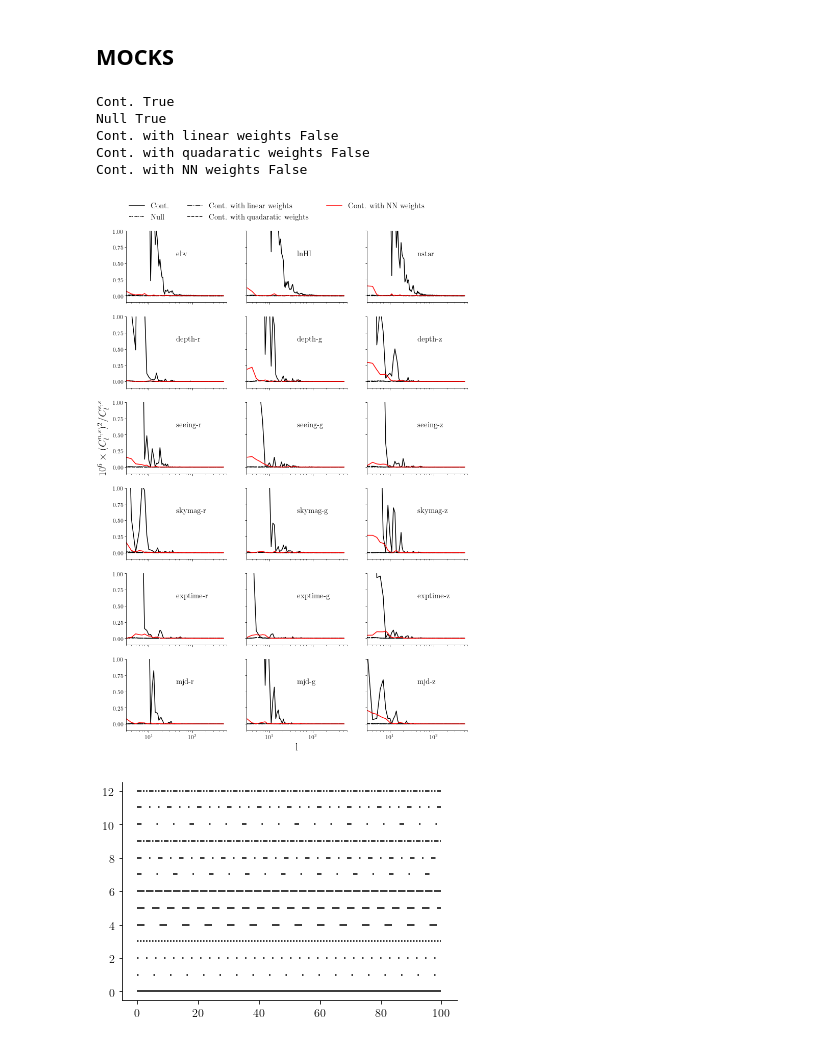
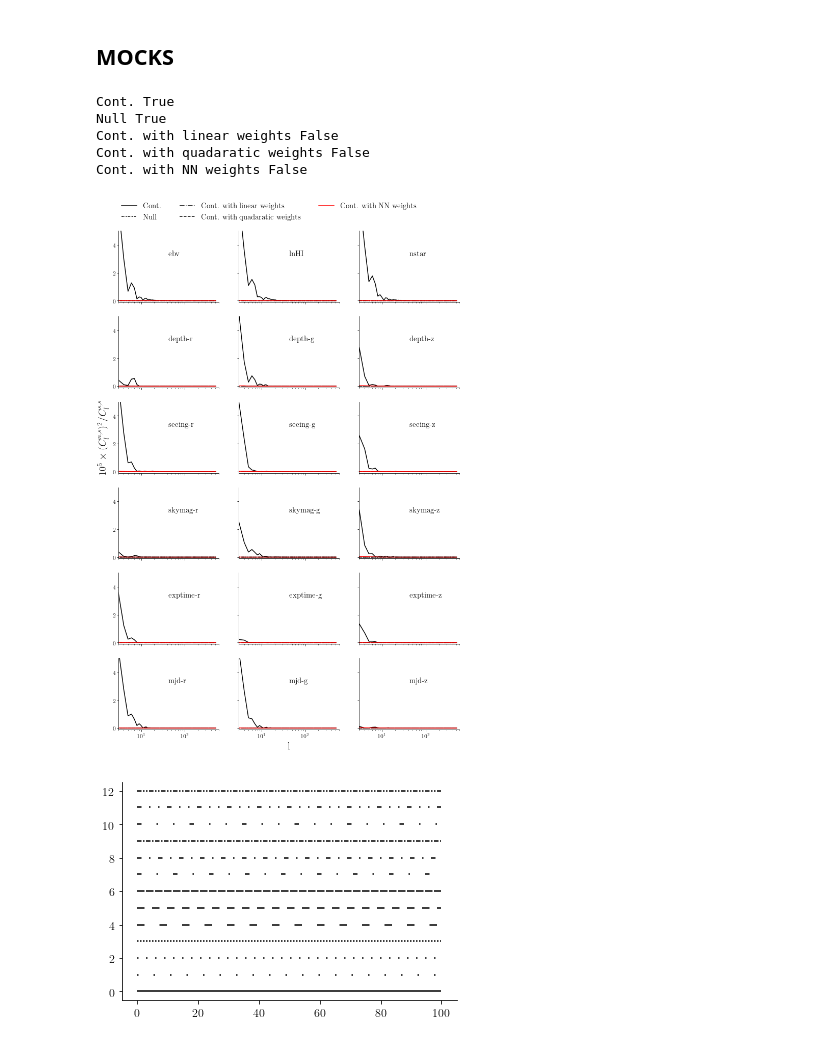
Before and after one commit to mehdirezaie/SYSNet, a Jupyter notebook: dataviz/DLpaper_plots.ipynb, the cells around one changed output. Cells and saved outputs as stored; diff of their text form; code cells hidden in the pictures.

```diff
--- a/dataviz/DLpaper_plots.ipynb
+++ b/dataviz/DLpaper_plots.ipynb
@@ -966,7 +967,7 @@ def plot_cl_cross_mocks():
                  bbox_to_anchor=(0, 1.1, 3, 0.4), loc="lower left",
                 mode="expand", borderaxespad=0)
     xlim   = (3, 600)
-    ylim   = (-0.1, 1.)
+    ylim   = (-0.1, 5.)
 
 
     #ylim   = (-1.2e-7, 1.2e-7)
@@ -988,7 +989,7 @@ def plot_cl_cross_mocks():
         #
         for i in range(dall.shape[0]):
             l = np.arange(dall_mean[i,:].size)
-            cl= 1.0e6*dall_mean[i,:]**2 / clsys['cross'][i,:]
+            cl= 1.0e5*dall_mean[i,:]**2 / clsys['cross'][i,:]
             #ce= 1.0e6*dall_std[i,:]**2 / clsys['cross'][i,:]
             a[i].plot(l, cl, color=color, label=label, linestyle=ls)
             #if fill:
@@ -1002,35 +1003,35 @@ def plot_cl_cross_mocks():
     #c = plt.cm.jet
     a = a.flatten()
     for i, fi in enumerate(fls):
         if lb[i] in ['Null', 'Cont.']:
             fill=True
         else:
             fill=False
         print(lb[i], fill)
         add_plot(fi, a, c[i], lb[i], ls[i], fill=fill)
     for i in range(len(a)):
-        if i ==6:a[i].set_ylabel(r'$10^{6}\times(C^{n,s}_{l})^{2}/C^{s,s}_{l}$')
+        if i ==6:a[i].set_ylabel(r'$10^{5}\times(C^{n,s}_{l})^{2}/C^{s,s}_{l}$')
         if i ==16:a[i].set_xlabel('l')
         a[i].text(0.5, 0.65, r'%s'\
                           %labels[i], transform=a[i].transAxes, fontsize=15)
         #if i<17:a[i].text(0.4,0.2, r'Ngal $\times$ %s'\
         #                  %labels[i], transform=a[i].transAxes)
         a[i].ticklabel_format(**tckfmt)
         a[i].tick_params(axis='y', pad=1.0)
         a[i].set_xscale('log')
         a[i].set_xlim(*xlim)
         a[i].set_ylim(*ylim)
     a[0].legend(**lgnarg)
     #f.delaxes(a[17])
     plt.savefig('./figs/cl-cross-mock.pdf', bbox_inches='tight')
 plot_cl_cross_mocks()
 # %% [output]
 Cont. True
 Null True
 Cont. with linear weights False
 Cont. with quadaratic weights False
 Cont. with NN weights False
-[figure, old version]
+[figure, new version]
 # %%
 from collections import OrderedDict
 
```
Also changed, not shown: parts of 12 cells of this notebook, 6 other files.
